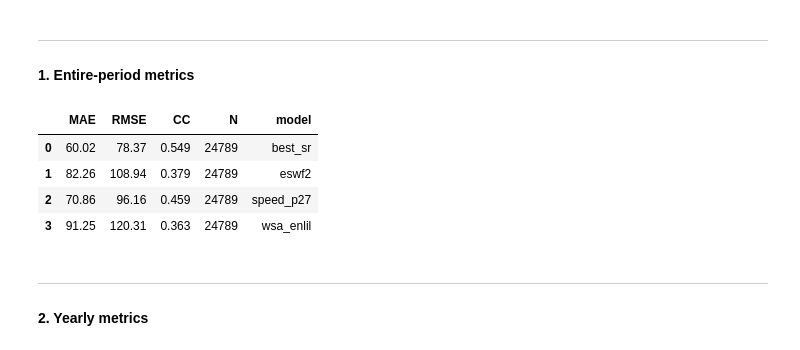
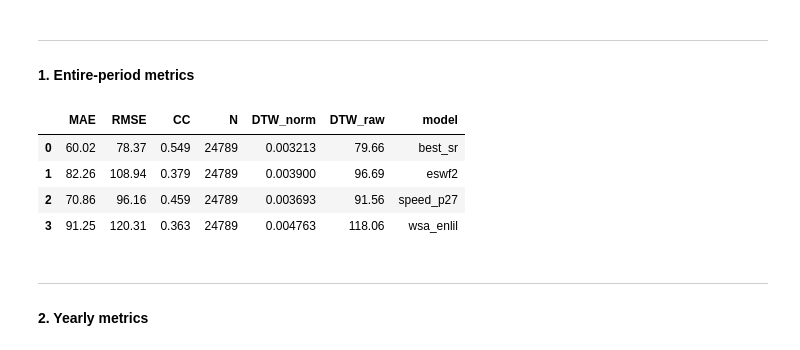
Before and after one commit to coffee77iruk/SR_SWspeed, a Jupyter notebook: notebooks/05_verify_performance.ipynb, the cells around one changed output. Drawn from its saved outputs; the diff is of its cells as text; code cells hidden in the pictures.

Commit message:
Add DTW to entire-period metrics (not yearly)

```diff
--- a/notebooks/05_verify_performance.ipynb
+++ b/notebooks/05_verify_performance.ipynb
@@ -26,13 +26,13 @@ print(f"{len(df):,} rows, {df['datetime'].min()} to {df['datetime'].max()}")
 
 #### 1. Entire-period metrics
 # %%
-evaluate_metrics(df, group_by=None)
+evaluate_metrics(df, group_by=None, include_dtw=True, dtw_window=48)
 # %% [output]
-|  | MAE | RMSE | CC | N | model |
-| 0 | 60.02 | 78.37 | 0.549 | 24789 | best_sr |
-| 1 | 82.26 | 108.94 | 0.379 | 24789 | eswf2 |
-| 2 | 70.86 | 96.16 | 0.459 | 24789 | speed_p27 |
-| 3 | 91.25 | 120.31 | 0.363 | 24789 | wsa_enlil |
+|  | MAE | RMSE | CC | N | DTW_norm | DTW_raw | model |
+| 0 | 60.02 | 78.37 | 0.549 | 24789 | 0.003213 | 79.66 | best_sr |
+| 1 | 82.26 | 108.94 | 0.379 | 24789 | 0.003900 | 96.69 | eswf2 |
+| 2 | 70.86 | 96.16 | 0.459 | 24789 | 0.003693 | 91.56 | speed_p27 |
+| 3 | 91.25 | 120.31 | 0.363 | 24789 | 0.004763 | 118.06 | wsa_enlil |
 # %% [markdown]
 ---
 
```
